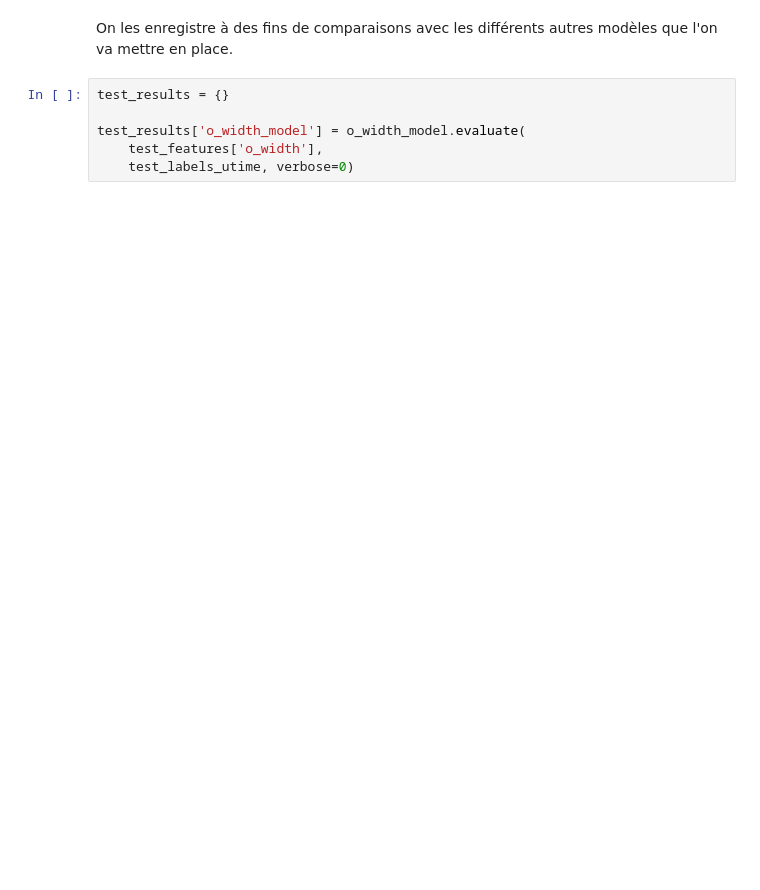
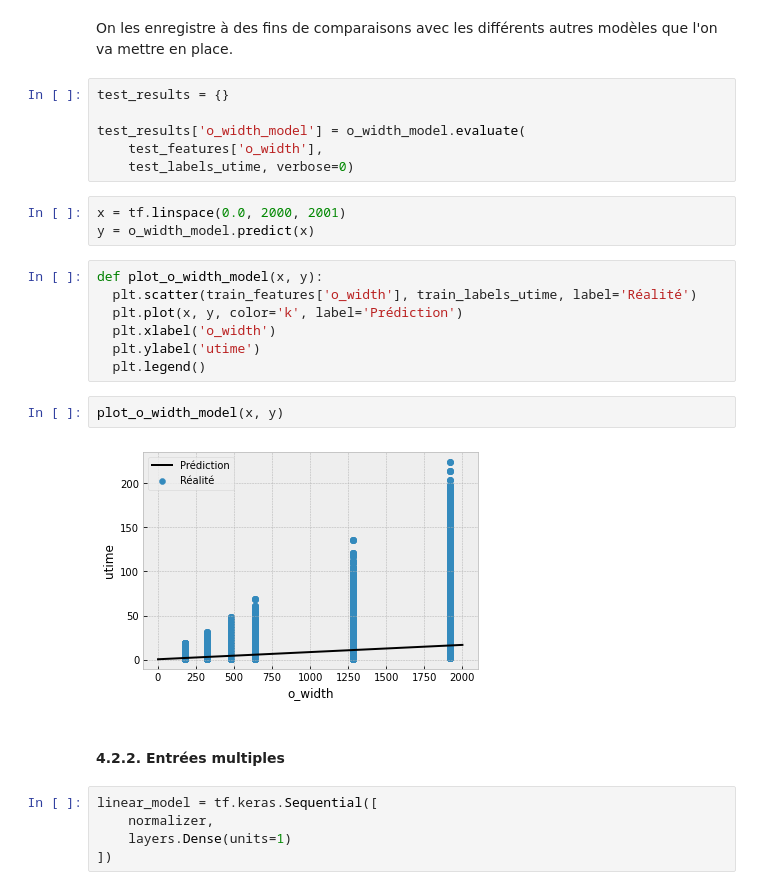
Before and after one commit to Anatole-Lapelerie/ESILV-S7-Python-for-Data-Analysis, a Jupyter notebook: main.ipynb, the cells around one changed output. Drawn from its saved outputs; the diff is of its cells as text; blank space fills up the shorter version.

```diff
--- a/main.ipynb
+++ b/main.ipynb
@@ -749,3 +749,24 @@ test_results = {}
 test_results['o_width_model'] = o_width_model.evaluate(
     test_features['o_width'],
     test_labels_utime, verbose=0)
+# %%
+x = tf.linspace(0.0, 2000, 2001)
+y = o_width_model.predict(x)
+# %%
+def plot_o_width_model(x, y):
+  plt.scatter(train_features['o_width'], train_labels_utime, label='Réalité')
+  plt.plot(x, y, color='k', label='Prédiction')
+  plt.xlabel('o_width')
+  plt.ylabel('utime')
+  plt.legend()
+# %%
+plot_o_width_model(x, y)
+# %% [output]
+[figure, added]
+# %% [markdown]
+#### 4.2.2. Entrées multiples
+# %%
+linear_model = tf.keras.Sequential([
+    normalizer,
+    layers.Dense(units=1)
+])
```
Also changed, not shown: parts of 28 cells of this notebook.
